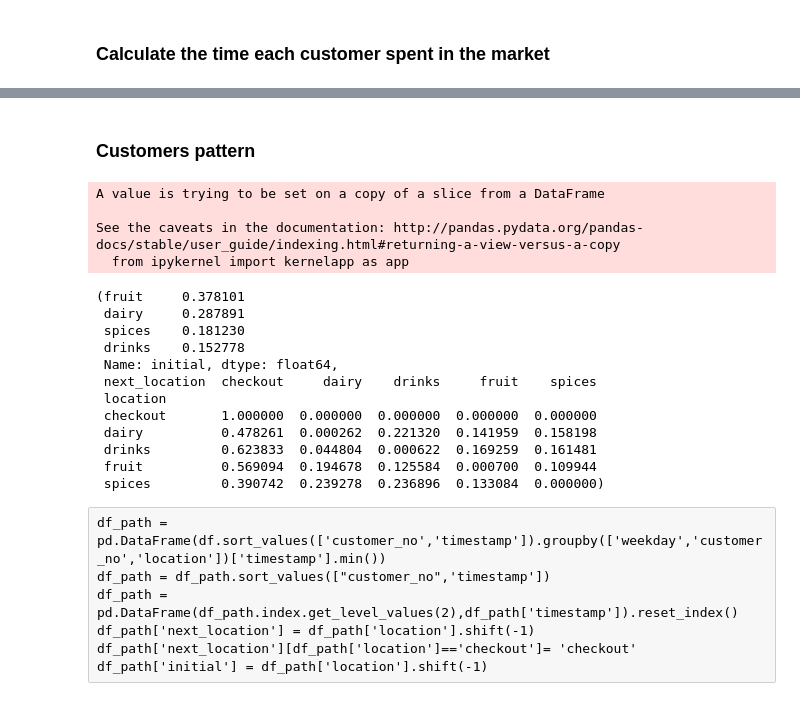
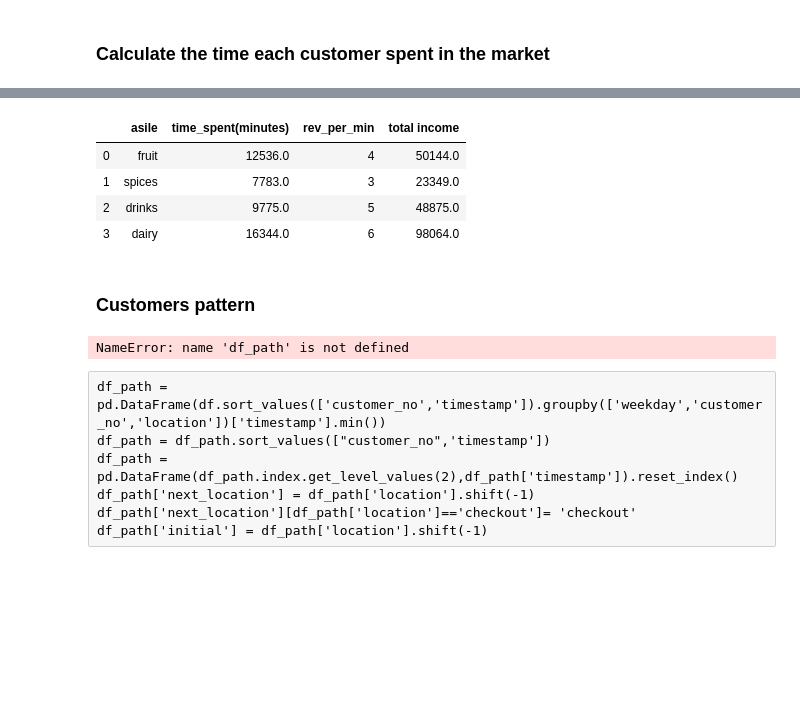
Before and after one commit to Ayazdi/supermarket_simulation, a Jupyter notebook: supermarket-Copy1.ipynb, the cells around one changed output, grey strips where cells are left out. Saved outputs shown, nothing was run; the diff lists cells and outputs as text; code cells hidden in the pictures; blank space fills up the shorter version.

```diff
--- a/supermarket-Copy1.ipynb
+++ b/supermarket-Copy1.ipynb
@@ -144,0 +144,20 @@ time_spent = pd.DataFrame(time_spent, columns=["timespent"])
+# %%
+def time_spent_each_aisle(aisle):
+
+    df_sec_time = pd.DataFrame(df.sort_values(['customer_no','timestamp']).groupby(['weekday','customer_no','location'])['timestamp'].min())
+    df_sec_time = df_sec_time.sort_values(["customer_no",'timestamp'])
+    df_sec_time= pd.DataFrame(df_sec_time.index.get_level_values(2), df_sec_time['timestamp']).reset_index()
+    df_sec_time['timestamp-2'] = df_sec_time['timestamp'].shift(-1)
+
+    df_sec_time = df_sec_time[df_sec_time['location'] == aisle]
+    df_sec_time ['timespent'] = df_sec_time ['timestamp-2'] - df_sec_time['timestamp']
+    df_sec_time = df_sec_time[(df_sec_time['timespent']< pd.to_timedelta('40m')) & (df_sec_time['timespent'] >= pd.to_timedelta('1m'))]
+    total_minutes = sum(df_sec_time['timespent']/pd.Timedelta('1 min'))
+    return total_minutes
+# %%
+aisles = ['fruit', 'spices', 'drinks', 'dairy']
+rev_per_min = [4, 3, 5, 6]
+total_min =[]
+for a in aisles:
+    t = time_spent_each_aisle(a)
+    total_min.append(t)
@@ -145,3 +168,16 @@ time_spent = pd.DataFrame(time_spent, columns=["timespent"])
+# %%
+df_money = pd.DataFrame(columns=['asile', 'time_spent(minutes)'])
+df_money['asile'] = aisles
+df_money['time_spent(minutes)'] = total_min
+df_money['rev_per_min'] = rev_per_min
+df_money['total income'] = df_money['time_spent(minutes)'] * df_money['rev_per_min']
+df_money
+# %% [output]
+|  | asile | time_spent(minutes) | rev_per_min | total income |
+| 0 | fruit | 12536.0 | 4 | 50144.0 |
+| 1 | spices | 7783.0 | 3 | 23349.0 |
+| 2 | drinks | 9775.0 | 5 | 48875.0 |
+| 3 | dairy | 16344.0 | 6 | 98064.0 |
 # %% [markdown]
 ### Customers pattern
 # %%
@@ -170,24 +206,9 @@ def porb_matrix_by_day(weekday, all_day=False):
 
     return first_loc, prob_mat
 # %%
-porb_matrix_by_day("Mon", all_day=True)
+porb_matrix_by_day("Tues", all_day=True)
 # %% [output]
-A value is trying to be set on a copy of a slice from a DataFrame
-
-See the caveats in the documentation: http://pandas.pydata.org/pandas-docs/stable/user_guide/indexing.html#returning-a-view-versus-a-copy
-  from ipykernel import kernelapp as app
+NameError: name 'df_path' is not defined
-(fruit     0.378101
- dairy     0.287891
- spices    0.181230
- drinks    0.152778
- Name: initial, dtype: float64,
- next_location  checkout     dairy    drinks     fruit    spices
- location
- checkout       1.000000  0.000000  0.000000  0.000000  0.000000
- dairy          0.478261  0.000262  0.221320  0.141959  0.158198
- drinks         0.623833  0.044804  0.000622  0.169259  0.161481
- fruit          0.569094  0.194678  0.125584  0.000700  0.109944
- spices         0.390742  0.239278  0.236896  0.133084  0.000000)
 # %% [raw]
 df_path = pd.DataFrame(df.sort_values(['customer_no','timestamp']).groupby(['weekday','customer_no','location'])['timestamp'].min())
 df_path = df_path.sort_values(["customer_no",'timestamp'])
```
Also changed, not shown: parts of 11 cells of this notebook, 1 other file.
